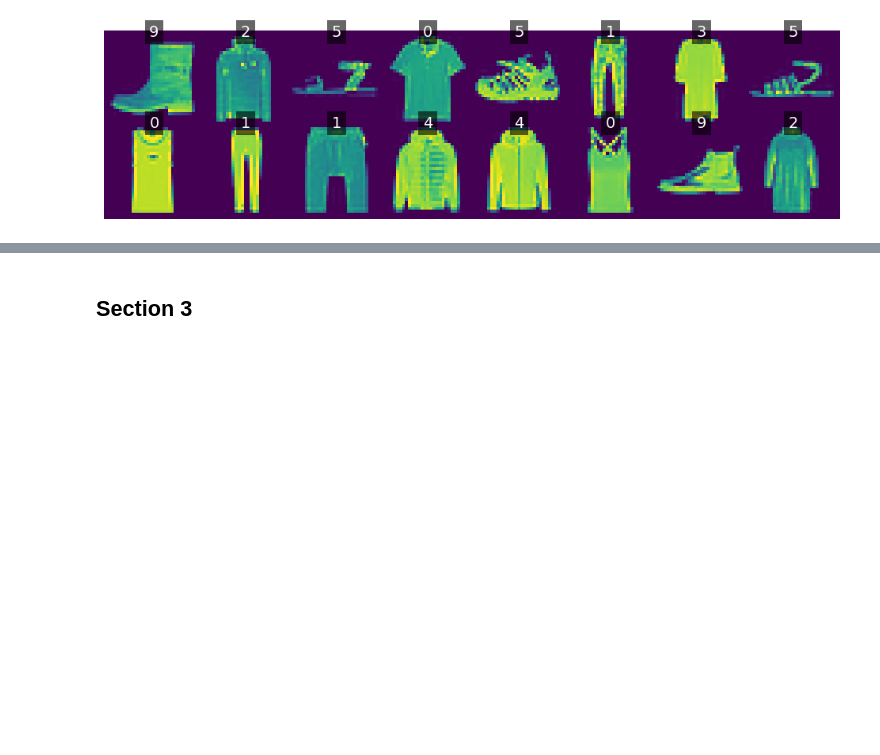
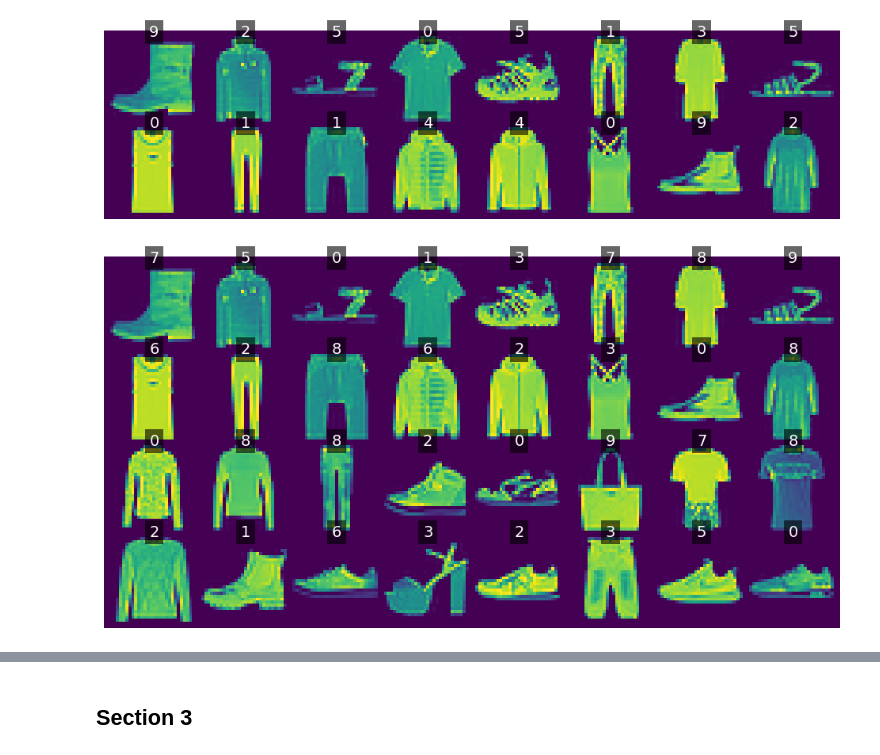
Before and after one commit to luispky/AdvancedDeepLearning-UniTS, a Jupyter notebook: challenges/01/AdvML_Challenge_2023_1.ipynb, the cells around one changed output, grey strips where cells are left out. Cells and saved outputs as stored; diff of their text form; code cells hidden in the pictures; blank space fills up the shorter version.

```diff
--- a/challenges/01/AdvML_Challenge_2023_1.ipynb
+++ b/challenges/01/AdvML_Challenge_2023_1.ipynb
@@ -632,14 +634,20 @@ Wall time: 7min 45s
 # %% [markdown]
 ## Section 2
 # %%
+dim_reduction_datasets = load_dim_reduction_datasets()
 for name in list(dim_reduction_datasets.keys()):
     print(f"{name}")
 
-del dim_reduction_datasets["Gaussian_PCA_gamma-10"]
-del dim_reduction_datasets["Gaussian_PCA_gamma-1"]
-del dim_reduction_datasets["Polynomial_PCA_degree-3"]
-del dim_reduction_datasets["Polynomial_PCA_degree-4"]
-del dim_reduction_datasets["tsne_2D"]
+if "Gaussian_PCA_gamma-10" in dim_reduction_datasets:
+    del dim_reduction_datasets["Gaussian_PCA_gamma-10"]
+elif "Gaussian_PCA_gamma-1" in dim_reduction_datasets:
+    del dim_reduction_datasets["Gaussian_PCA_gamma-1"]
+elif "Polynomial_PCA_degree-3" in dim_reduction_datasets:
+    del dim_reduction_datasets["Polynomial_PCA_degree-3"]
+elif "Polynomial_PCA_degree-4" in dim_reduction_datasets:
+    del dim_reduction_datasets["Polynomial_PCA_degree-4"]
+elif "tsne_2D" in dim_reduction_datasets:
+    del dim_reduction_datasets["tsne_2D"]
 
 print("\nAfter removing some datasets:")
 for name in list(dim_reduction_datasets.keys()):
@@ -891,6 +915,17 @@ labels = normalized_train_dataset.targets[:16]
 imshow_with_labels(images, labels, cmap="viridis")
 # %% [output]
 [figure]
+# %%
+# Given that the Gaussian Kernel PCA with gamma=0.1 is hihly imbalanced and
+# we need to use kernel PCA fot the clustering task I will use the next better method
+# which is the Agglomerative Clustering with the Gaussian Kernel PCA with gamma=0.001
+
+cluster_labels = clustering_results['Agglomerative Clustering']['Gaussian_PCA_gamma-0.001'][3]
+skip_samples_cluster = SKIP_SAMPLES
+
+imshow_with_labels(normalized_train_dataset.data[:32], cluster_labels[:32], cmap="viridis")
+# %% [output]
+[figure, added]
 # %%
 def manual_labelling(dataset, cluster_labels, skip_samples_cluster=1, class_names=None):
     # Validate inputs
```
Also changed, not shown: parts of 14 cells of this notebook, 4 other files.
